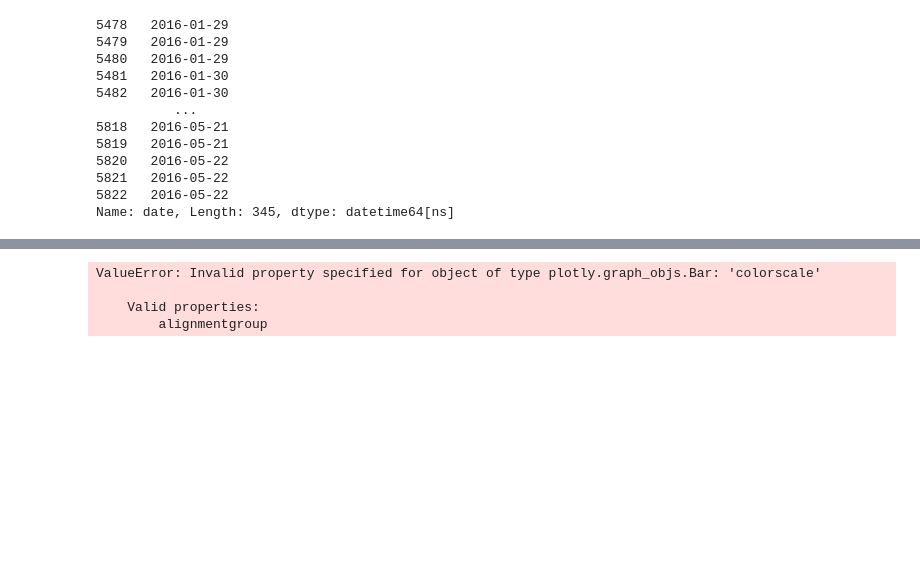
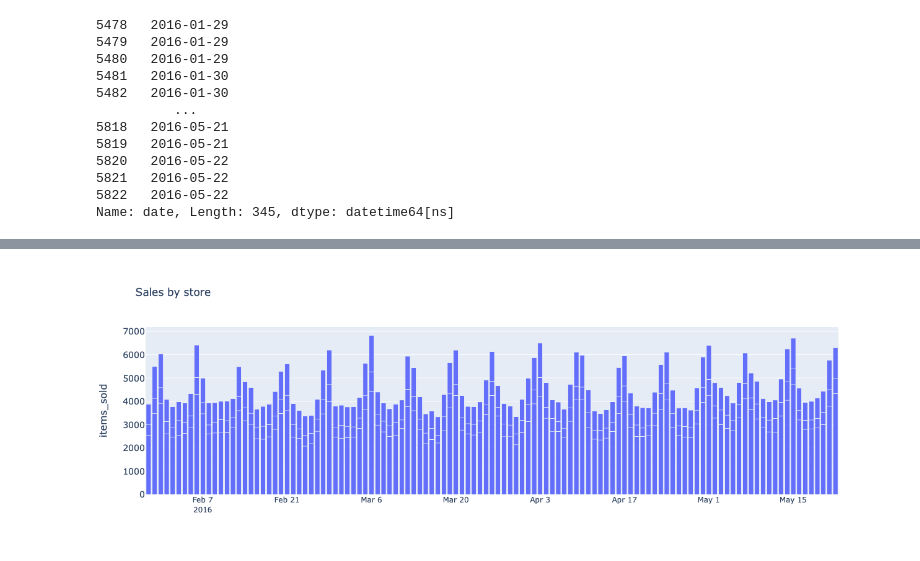
Before and after one commit to chriseisbrown/kaggle, a Jupyter notebook: bigquery_trial.ipynb, the cells around one changed output, grey strips where cells are left out. Drawn from its saved outputs; the diff is of its cells as text; code cells hidden in the pictures; blank space fills up the shorter version.

```diff
--- a/bigquery_trial.ipynb
+++ b/bigquery_trial.ipynb
@@ -253,22 +254,19 @@ plot_values(df_sales_by_category, '2016-01-29')
 # %%
 def plot_grouped_valuesx(df):
     fig = go.Figure(data=[
-        go.Bar(name='category sales', x=df['date'], y=df['items_sold'], hovertext=df['cat_id'], colorscale=px.colors.sequential.BuGn)
+        go.Bar(name='category sales', x=df['date'], y=df['items_sold'], hovertext=df['cat_id'])
     ])
     # Change the bar mode
     fig.update_layout(
         title='Sales by store',
         yaxis=dict(
             title='items_sold',
             titlefont_size=16,
             tickfont_size=14,
         ))
     fig.show()
 
 
 plot_grouped_valuesx(df_sales_by_category.loc[df_sales_by_category['date'] >= '2016-01-29'])
 # %% [output]
-ValueError: Invalid property specified for object of type plotly.graph_objs.Bar: 'colorscale'
-
-    Valid properties:
-        alignmentgroup
+[figure, added]
```
Also changed, not shown: parts of 1 cell of this notebook, 1 other file.
